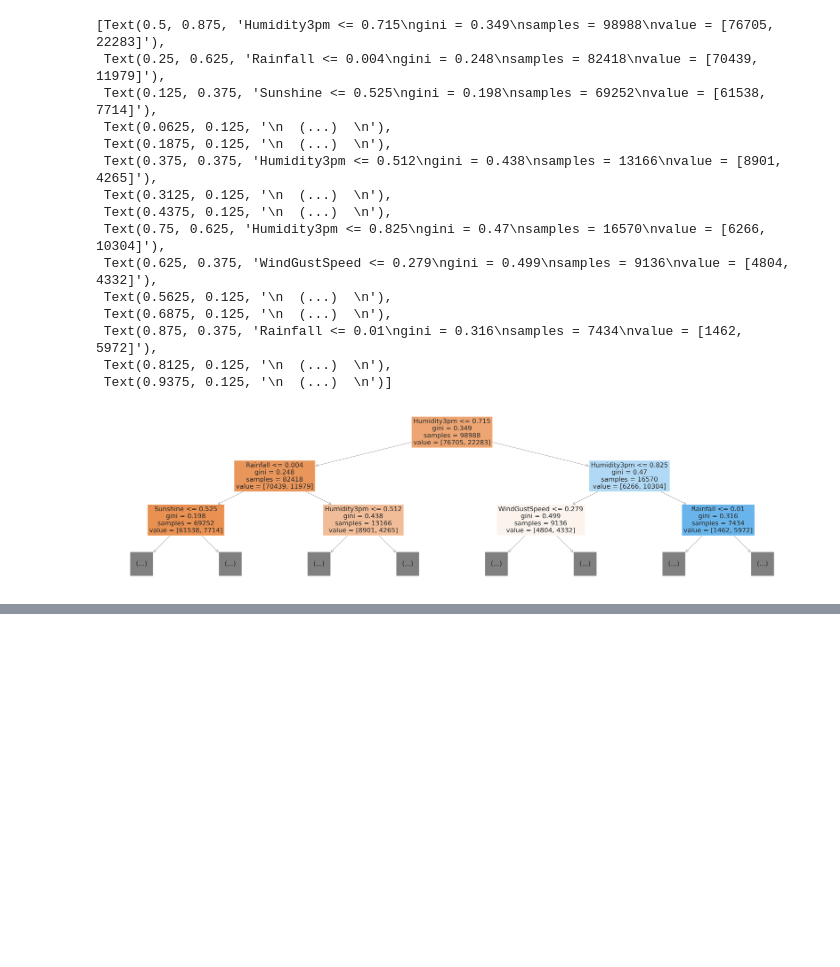
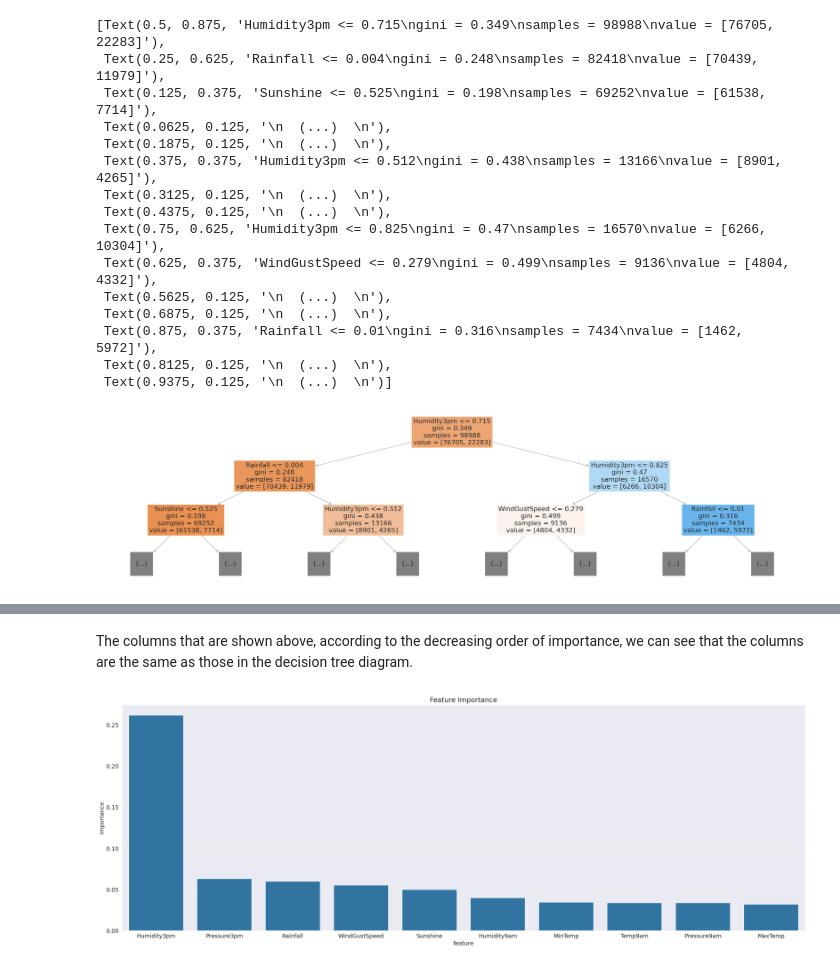
Before and after one commit to shahpranshu27/HandsOn_ML, a Jupyter notebook: Rain_Prediction_Aussie_Decision_Tree.ipynb, the cells around one changed output, grey strips where cells are left out. Saved outputs shown, nothing was run; the diff lists cells and outputs as text; code cells hidden in the pictures; blank space fills up the shorter version.

Commit message:
till training and visualization

```diff
--- a/Rain_Prediction_Aussie_Decision_Tree.ipynb
+++ b/Rain_Prediction_Aussie_Decision_Tree.ipynb
@@ -394,0 +474,7 @@ plot_tree(model, feature_names=X_train.columns, max_depth=2, filled=True)
+# %%
+importance_df = pd.DataFrame({
+    'feature': X_train.columns,
+    'importance': model.feature_importances_
+}).sort_values(by='importance', ascending=False)
+
+# importance_df.sort_values(by='importance', ascending=False)
@@ -394,0 +495,9 @@ plot_tree(model, feature_names=X_train.columns, max_depth=2, filled=True)
+# %% [markdown]
+The columns that are shown above, according to the decreasing order of importance, we can see that the columns are the same as those in the decision tree diagram.
+# %%
+plt.figure(figsize=(30, 10))
+sns.barplot(data=importance_df.head(10), x="feature", y="importance")
+plt.title("Feature Importance")
+plt.show()
+# %% [output]
+[figure, added]
```
Also changed, not shown: parts of 15 cells of this notebook.
